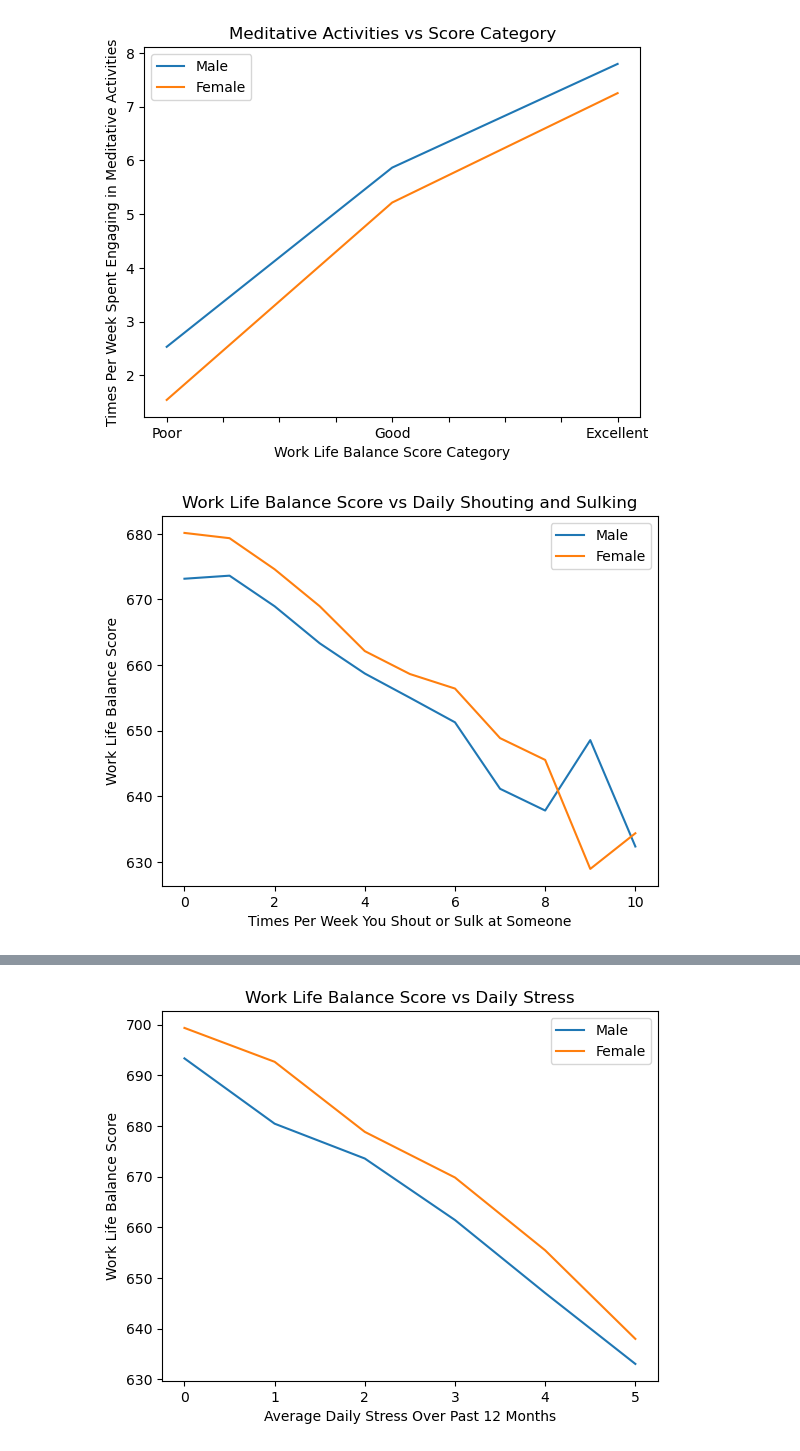
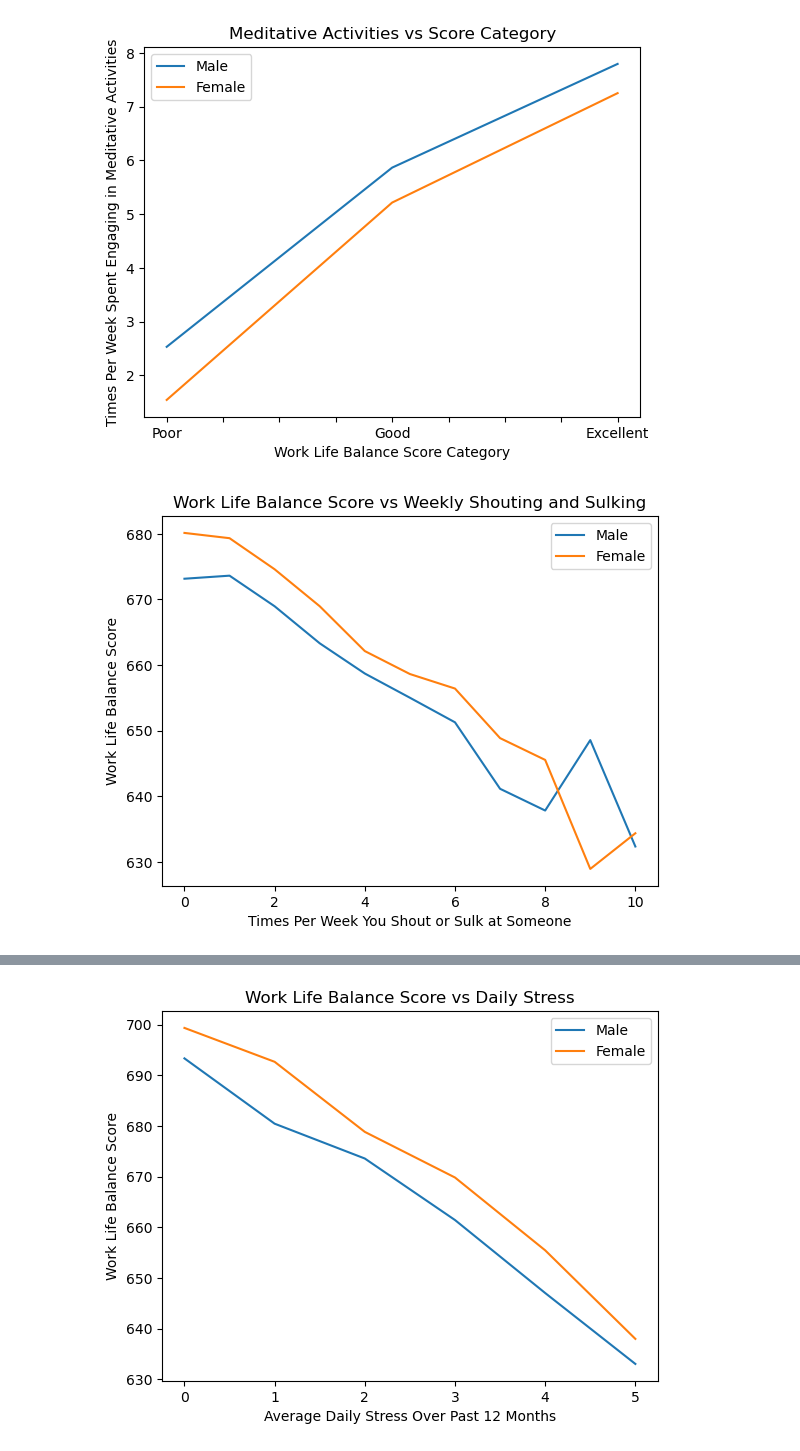
Before and after one commit to jenna-mk/Project_1, a Jupyter notebook: healthy_mind_analysis.ipynb, the cells around one changed output, grey strips where cells are left out. Drawn from its saved outputs; the diff is of its cells as text; code cells hidden in the pictures.

Commit message:
Figures for shouting; added code to save figs in healthy_mind_analysis

```diff
--- a/healthy_mind_analysis.ipynb
+++ b/healthy_mind_analysis.ipynb
@@ -345,19 +345,20 @@ plt.show()
 # %%
 # Group by daily shouting and take the average work life balance score of each group
 male_shouting = male_mental_health.groupby('Daily Shouting')['Work Life Balance Score'].mean()
 female_shouting = female_mental_health.groupby('Daily Shouting')['Work Life Balance Score'].mean()
 
 # Plot the lines for males and females
 male_shouting.plot(label='Male')
 female_shouting.plot(label='Female')
 
 plt.xlabel('Times Per Week You Shout or Sulk at Someone')
 plt.ylabel('Work Life Balance Score')
-plt.title('Work Life Balance Score vs Daily Shouting and Sulking')
+plt.title('Work Life Balance Score vs Weekly Shouting and Sulking')
 plt.legend(loc='best')
+plt.savefig('data/Shouting_vs_WorkLifeRawScore.png',dpi=300,bbox_inches='tight')
 plt.show()
 # %% [output]
-[figure, old version]
+[figure, new version]
 # %%
 # Plot age vs daily shouting
 male_shouting_age = male_mental_health.groupby('Age')['Daily Shouting'].mean()
```
Also changed, not shown: parts of 3 cells of this notebook, 3 other files.
